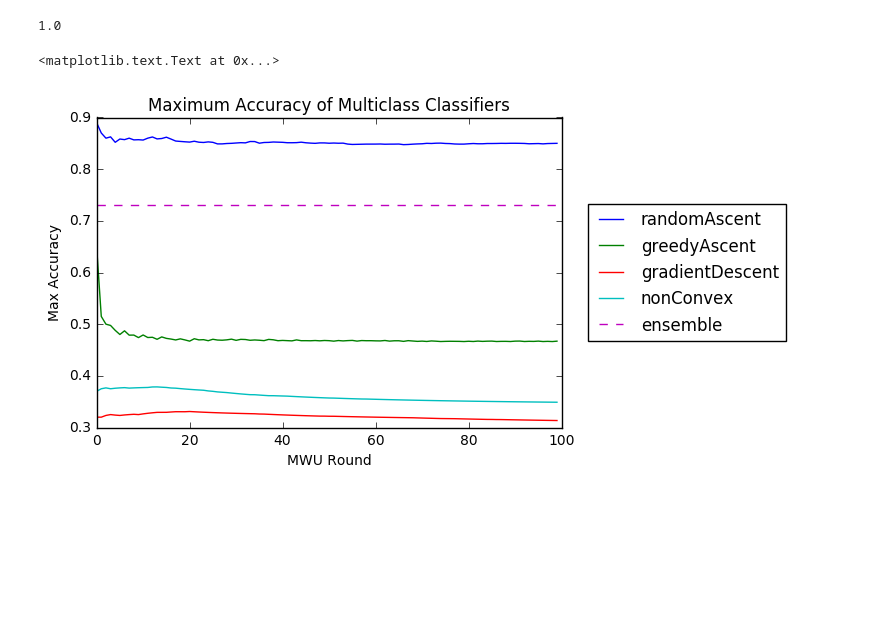
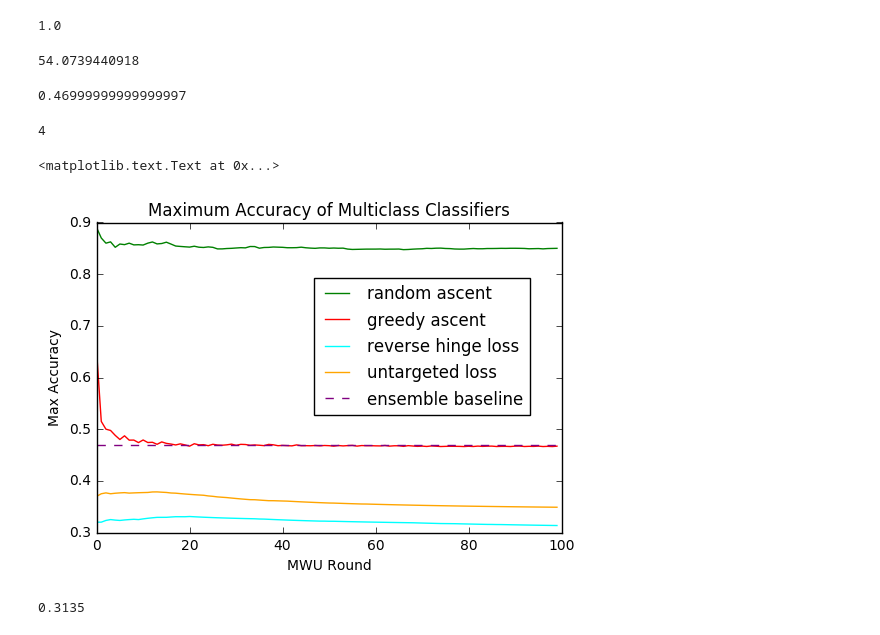
Before and after one commit to kojino/icml, a Jupyter notebook: multi_analysis.ipynb, the cells around one changed output. Saved outputs shown, nothing was run; the diff lists cells and outputs as text; code cells hidden in the pictures; blank space fills up the shorter version.

```diff
--- a/multi_analysis.ipynb
+++ b/multi_analysis.ipynb
@@ -45,7 +46,7 @@ ensemble_model.evaluate(X_exp, Y_exp)
 # %% [output]
 1.0
 # %%
-def optNoiseMulti(model, X, Y):
+def optNoiseMulti(model, X, Y, alpha):
     n = X.shape[0]
     noise = []
     for i in xrange(n):
@@ -68,13 +67,38 @@ noise = optNoiseMulti(ensemble_model, X_exp, Y_exp)
+# %%
+s = time.time()
+noise = optNoiseMulti(ensemble_model, X_exp, Y_exp, .5)
+print time.time() - s
+# %% [output]
+54.0739440918
+# %%
+for i in range(len(noise)):
+    norm = np.linalg.norm(noise[i])
+    if norm > 0:
+        noise[i] = noise[i] / norm  * alpha
 # %%
 ensemble_res = max([model.evaluate(X_exp + noise, Y_exp) for model in models])
+# %%
+ensemble_res
+# %% [output]
+0.46999999999999997
+# %%
+len(max_acc_histories)
+# %% [output]
+4
 # %%
-for ma in max_acc_histories:
-    plt.plot(range(100), ma)
-plt.plot(range(100), [ensemble_res] * 100, linestyle="--")
-plt.legend(folders + ["nonConvex", "ensemble"], loc="right", bbox_to_anchor=(1.5,.5))
+display_folders = ['random ascent', 'greedy ascent', 'reverse hinge loss', 'untargeted loss']
+colors = ["green", "red", "cyan", "orange"]
+for i, ma in enumerate(max_acc_histories):
+    plt.plot(range(100), ma, color=colors[i])
+plt.plot(range(100), [ensemble_res] * 100, linestyle="--", color="purple")
+plt.legend(display_folders + ["ensemble baseline"], loc="right", bbox_to_anchor=(.95,.6), fontsize=12)
 plt.title("Maximum Accuracy of Multiclass Classifiers")
 plt.ylabel("Max Accuracy")
 plt.xlabel("MWU Round")
 # %% [output]
 <matplotlib.text.Text at 0x...>
-[figure, old version]
+[figure, new version]
+# %%
+max_acc_histories[-2][-1]
+# %% [output]
+0.3135
```
Also changed, not shown: parts of 4 cells of this notebook, 17 other files.
